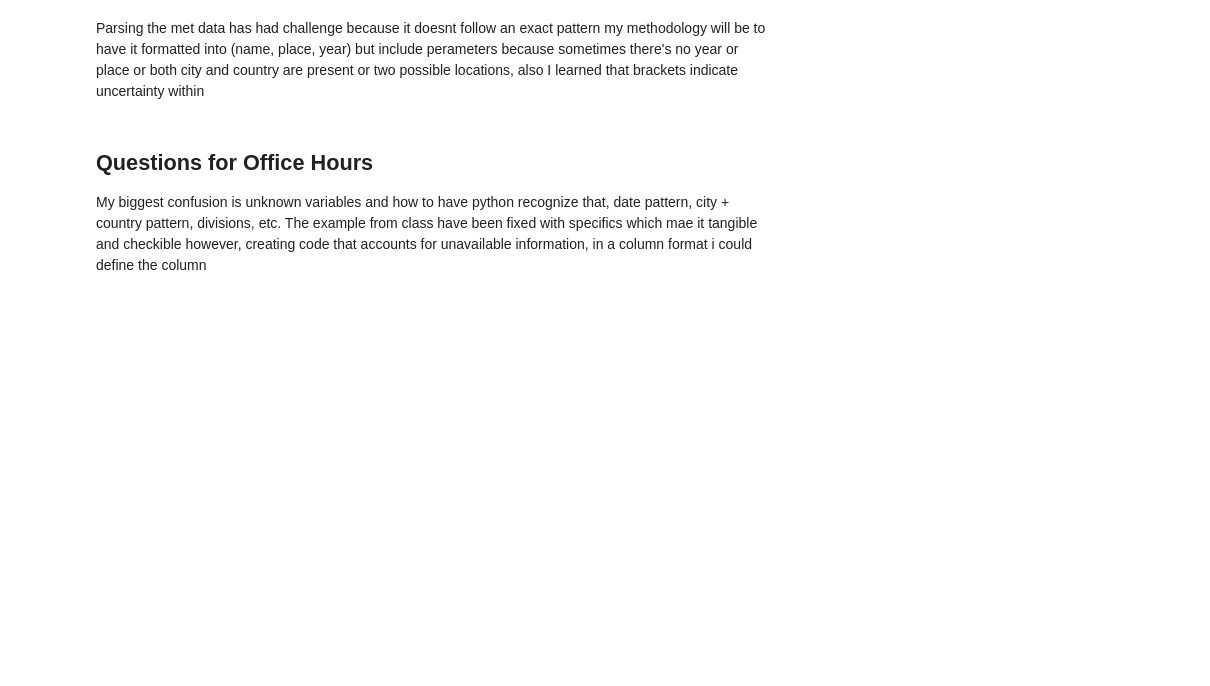
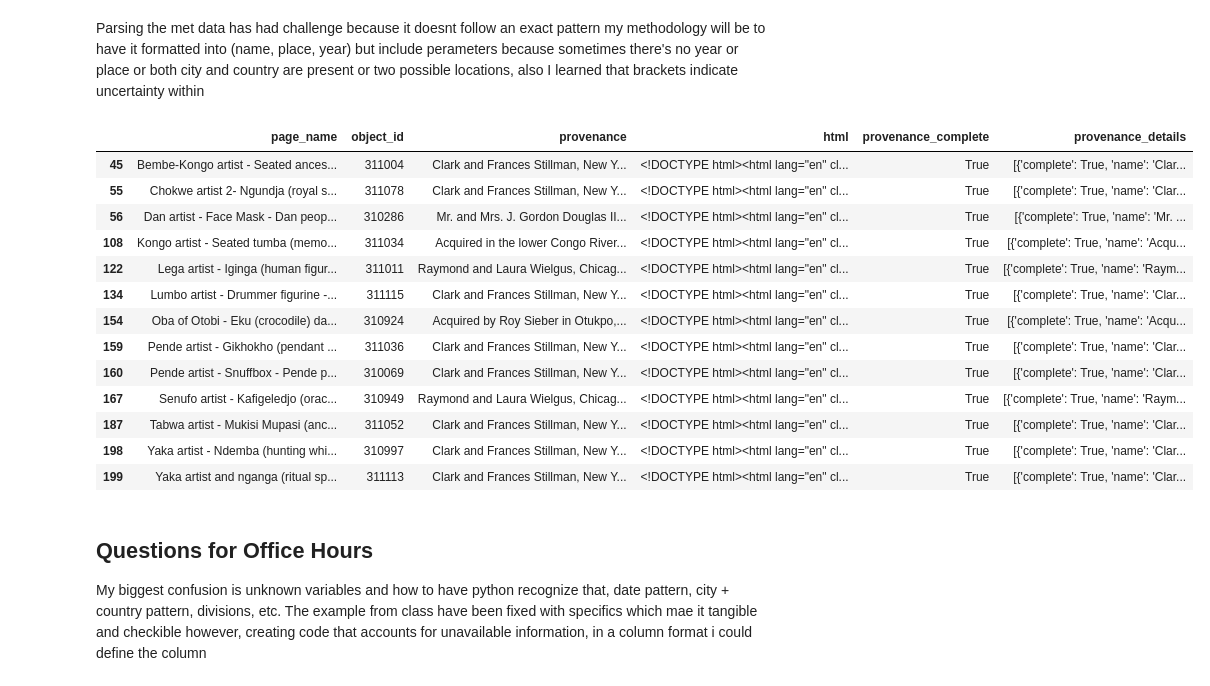
Before and after one commit to myoos-git/INFO-664_Yoos, a Jupyter notebook: Week8/MetFinalProject.ipynb, the cells around one changed output. Cells and saved outputs as stored; diff of their text form; code cells hidden in the pictures; blank space fills up the shorter version.

```diff
--- a/Week8/MetFinalProject.ipynb
+++ b/Week8/MetFinalProject.ipynb
@@ -166,0 +186,37 @@ ParserError: Error tokenizing data. C error: Expected 1 fields in line 3, saw 2
+# %%
+provenance_dictionaries = []
+provenance_record_complete = False
+
+for provenance_entry in provenance_data:
+    if "[" in provenance_entry or "until" in provenance_entry:
+        provenance_dict = {
+            "complete": False,
+            "data": provenance_entry
+        }
+        provenance_dictionaries.append(provenance_dict)
+    elif len(provenance_entry.split(",")) != 3:
+        provenance_dict = {
+            "complete": False,
+            "data": provenance_entry
+        }
+    else:
+        provenance_fields = provenance_entry.split(",")
+        name = provenance_fields[0]
+        place = provenance_fields[1]
+        date_matches = re.findall(r"\b\d{4}\b", provenance_fields[2])
+        if(len(date_matches)) == 1:
+            date = date_matches[0]
+            complete = True
+            provenance_record_complete = True
+        else:
+            complete = False
+        provenance_dict = {
+            "complete": complete,
+            "name": name,
+            "place": place,
+            "date": date,
+            "data": provenance_entry
+        }
+        provenance_dictionaries.append(provenance_dict)
+
+provenance_dictionaries
@@ -166,0 +299,2 @@ ParserError: Error tokenizing data. C error: Expected 1 fields in line 3, saw 2
+# %%
+df[['provenance_complete','provenance_details']] = df.apply(extract_provenance_dictionary, axis=1, result_type='expand')
@@ -167,5 +312,25 @@ ParserError: Error tokenizing data. C error: Expected 1 fields in line 3, saw 2
 # %% [markdown]
 Parsing the met data has had challenge because it doesnt follow an exact pattern my methodology will be to have it formatted into (name, place, year) but include perameters because sometimes there's no year or place or both city and country are present or two possible locations, also I learned that brackets indicate uncertainty within
+# %%
+# checking to see how many complete entries there are
+
+complete_entries = df[df['provenance_complete'] == True]
+complete_entries
+# %% [output]
+|  | page_name | object_id | provenance | html | provenance_complete | provenance_details |
+| 45 | Bembe-Kongo artist - Seated ances... | 311004 | Clark and Frances Stillman, New Y... | <!DOCTYPE html><html lang="en" cl... | True | [{'complete': True, 'name': 'Clar... |
+| 55 | Chokwe artist 2- Ngundja (royal s... | 311078 | Clark and Frances Stillman, New Y... | <!DOCTYPE html><html lang="en" cl... | True | [{'complete': True, 'name': 'Clar... |
+| 56 | Dan artist - Face Mask - Dan peop... | 310286 | Mr. and Mrs. J. Gordon Douglas II... | <!DOCTYPE html><html lang="en" cl... | True | [{'complete': True, 'name': 'Mr. ... |
+| 108 | Kongo artist - Seated tumba (memo... | 311034 | Acquired in the lower Congo River... | <!DOCTYPE html><html lang="en" cl... | True | [{'complete': True, 'name': 'Acqu... |
+| 122 | Lega artist - Iginga (human figur... | 311011 | Raymond and Laura Wielgus, Chicag... | <!DOCTYPE html><html lang="en" cl... | True | [{'complete': True, 'name': 'Raym... |
+| 134 | Lumbo artist - Drummer figurine -... | 311115 | Clark and Frances Stillman, New Y... | <!DOCTYPE html><html lang="en" cl... | True | [{'complete': True, 'name': 'Clar... |
+| 154 | Oba of Otobi - Eku (crocodile) da... | 310924 | Acquired by Roy Sieber in Otukpo,... | <!DOCTYPE html><html lang="en" cl... | True | [{'complete': True, 'name': 'Acqu... |
+| 159 | Pende artist - Gikhokho (pendant ... | 311036 | Clark and Frances Stillman, New Y... | <!DOCTYPE html><html lang="en" cl... | True | [{'complete': True, 'name': 'Clar... |
+| 160 | Pende artist - Snuffbox - Pende p... | 310069 | Clark and Frances Stillman, New Y... | <!DOCTYPE html><html lang="en" cl... | True | [{'complete': True, 'name': 'Clar... |
+| 167 | Senufo artist - Kafigeledjo (orac... | 310949 | Raymond and Laura Wielgus, Chicag... | <!DOCTYPE html><html lang="en" cl... | True | [{'complete': True, 'name': 'Raym... |
+| 187 | Tabwa artist - Mukisi Mupasi (anc... | 311052 | Clark and Frances Stillman, New Y... | <!DOCTYPE html><html lang="en" cl... | True | [{'complete': True, 'name': 'Clar... |
+| 198 | Yaka artist - Ndemba (hunting whi... | 310997 | Clark and Frances Stillman, New Y... | <!DOCTYPE html><html lang="en" cl... | True | [{'complete': True, 'name': 'Clar... |
+| 199 | Yaka artist and nganga (ritual sp... | 311113 | Clark and Frances Stillman, New Y... | <!DOCTYPE html><html lang="en" cl... | True | [{'complete': True, 'name': 'Clar... |
 # %% [markdown]
 ## Questions for Office Hours
 My biggest confusion is unknown variables and how to have python recognize that, date pattern, city + country pattern, divisions, etc. The example from class have been fixed with specifics which mae it tangible and checkible however, creating code that accounts for unavailable information, in a column format i could define the column
```
Also changed, not shown: parts of 12 cells of this notebook, 2 other files.
